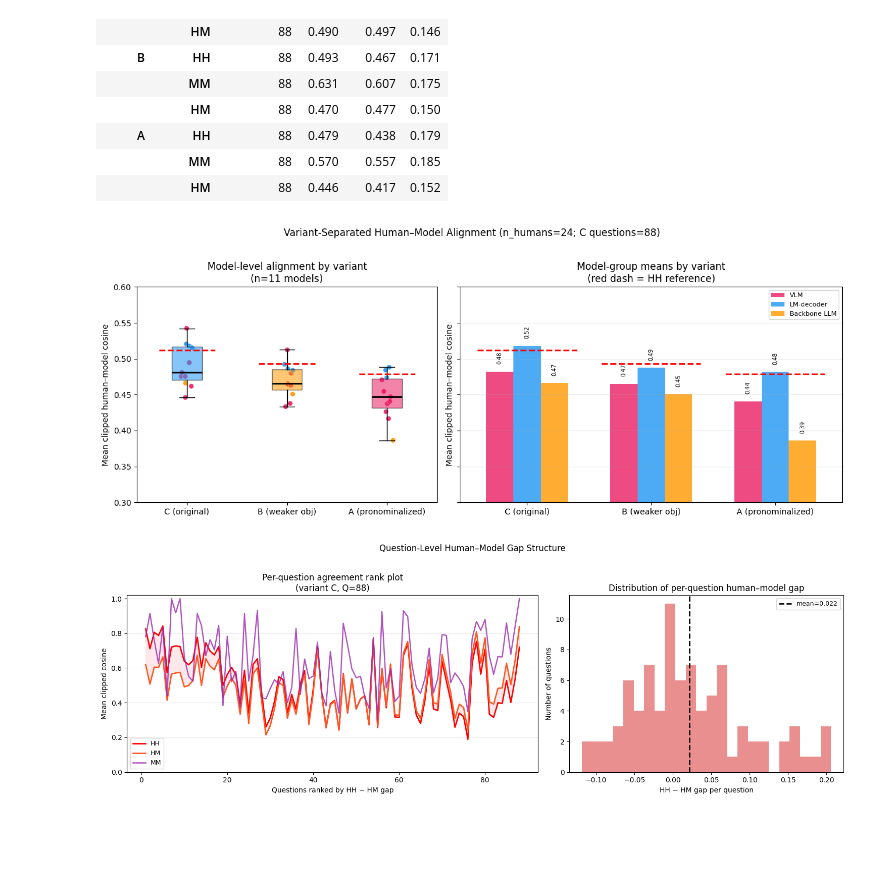
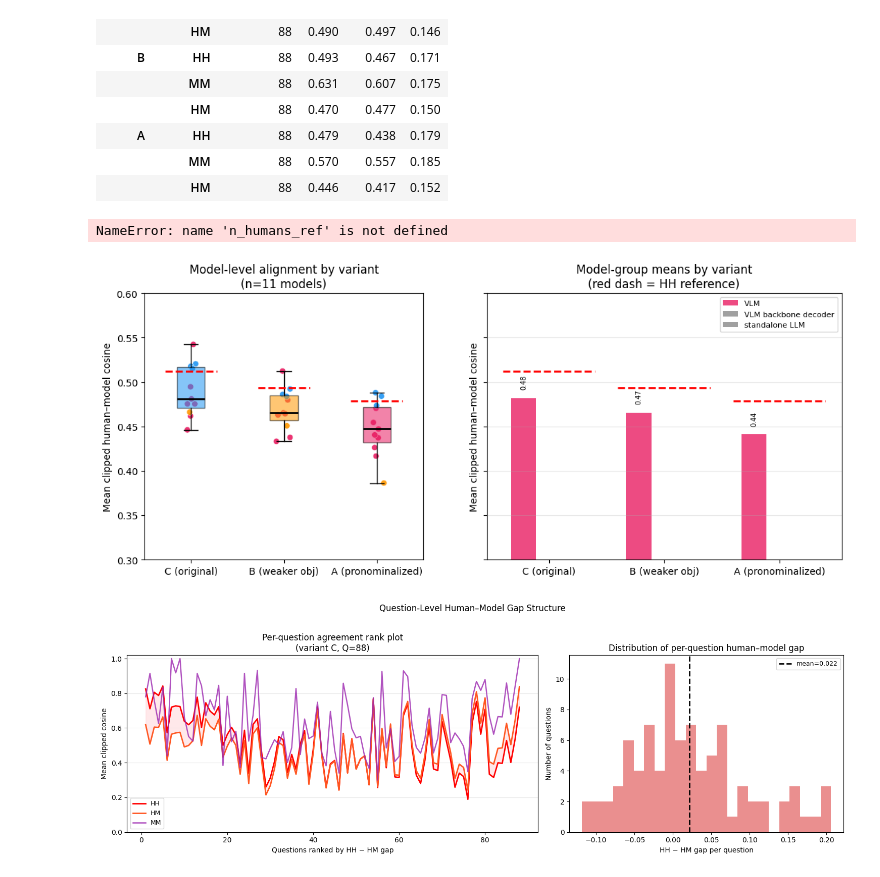
Before and after one commit to unolop/HPA, a Jupyter notebook: analysis/session2/10_align_agreement.ipynb, the cells around one changed output. Saved outputs shown, nothing was run; the diff lists cells and outputs as text; code cells hidden in the pictures; blank space fills up the shorter version.

```diff
--- a/analysis/session2/10_align_agreement.ipynb
+++ b/analysis/session2/10_align_agreement.ipynb
@@ -135,8 +152,8 @@ for var in VARIANT_ORDER:
 per_q_n = df[df['variant'] == 'C'].groupby('question_id')['answer_en'].count()
 n_min, n_max, n_med = int(per_q_n.min()), int(per_q_n.max()), int(per_q_n.median())
 
-fig, axes = plt.subplots(1, 3, figsize=(14, 4), sharey=False)
-methods = [('exact', 'Exact match'), ('jaccard', 'Token Jaccard'), ('sbert', 'SBERT cosine')]
+fig, axes = plt.subplots(1, 2, figsize=(10, 4), sharey=False)
+methods = [('exact', 'Exact match'), ('sbert', 'SBERT cosine')]
 colors  = {'C': '#2196F3', 'B': '#FF9800', 'A': '#E91E63'}
 
 for ax, (meth, title) in zip(axes, methods):
@@ -735,7 +812,7 @@ ax.set_ylim(0.2, 0.8)
 
 # Right: grouped bars by model group across variants
 ax = axes[1]
-groups = ['VLM', 'LM-decoder', 'Backbone LLM']
+groups = list(TIER_ORDER)
 x = np.arange(len(VARIANT_ORDER))
 width = 0.22
 for j, group in enumerate(groups):
@@ -744,34 +821,35 @@ for j, group in enumerate(groups):
     ax.bar(
         x + (j - 1) * width,
         vals,
         width=width,
         color=GROUP_COLORS.get(group, '#888888'),
         alpha=0.8,
         label=group,
     )
     for xi, yi in zip(x + (j - 1) * width, vals):
         if not np.isnan(yi):
             ax.text(xi, yi + 0.01, f'{yi:.2f}', ha='center', va='bottom', fontsize=7, rotation=90)
 for i, var in enumerate(VARIANT_ORDER):
     hh_var = float(hh_ref_df.loc[hh_ref_df['variant'] == var, 'hh_mean'].iloc[0])
     ax.hlines(hh_var, i - 0.4, i + 0.4, colors='red', linestyles='--', lw=2)
 ax.set_xticks(x)
 ax.set_xticklabels([VARIANT_LABELS[v] for v in VARIANT_ORDER])
 ax.set_ylim(0.3, 0.6)
 ax.set_ylabel('Mean clipped human–model cosine')
 ax.set_title('Model-group means by variant\n(red dash = HH reference)')
 ax.legend(fontsize=8)
 ax.grid(axis='y', alpha=0.3)
 
 plt.suptitle(
     f'Variant-Separated Human–Model Alignment (n_humans={n_humans_ref}; questions={n_questions_c})',
     y=1.02,
     fontsize=12,
 )
 plt.tight_layout()
 plt.show()
 # %% [output]
+NameError: name 'n_humans_ref' is not defined
-[figure, old version]
+[figure, new version]
 # %%
 # ── Per-question HH vs HM rank plot (variant C) ─────────────────────────────
 # Shows whether the human-model gap is broad or concentrated in a subset.
```
Also changed, not shown: parts of 7 cells of this notebook, 34 other files.
